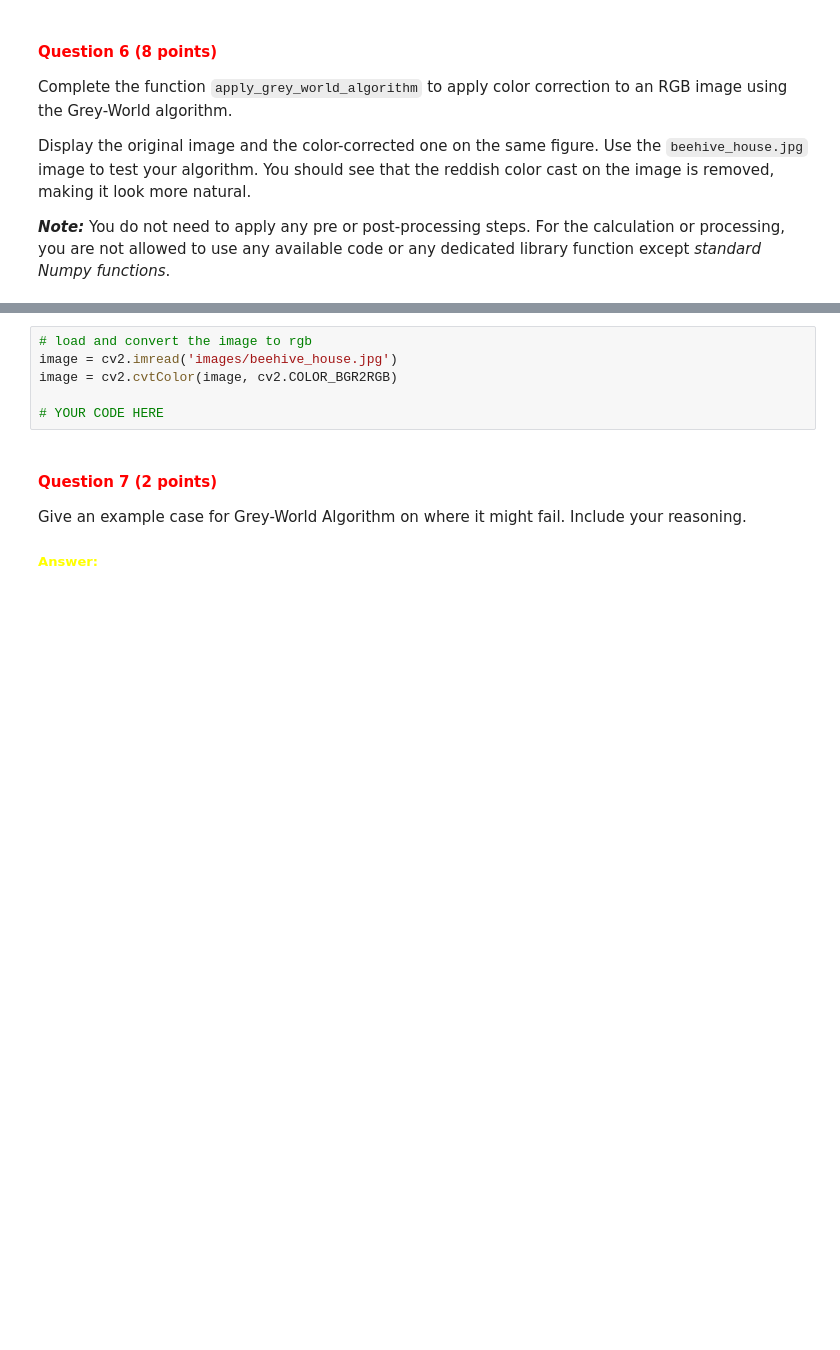
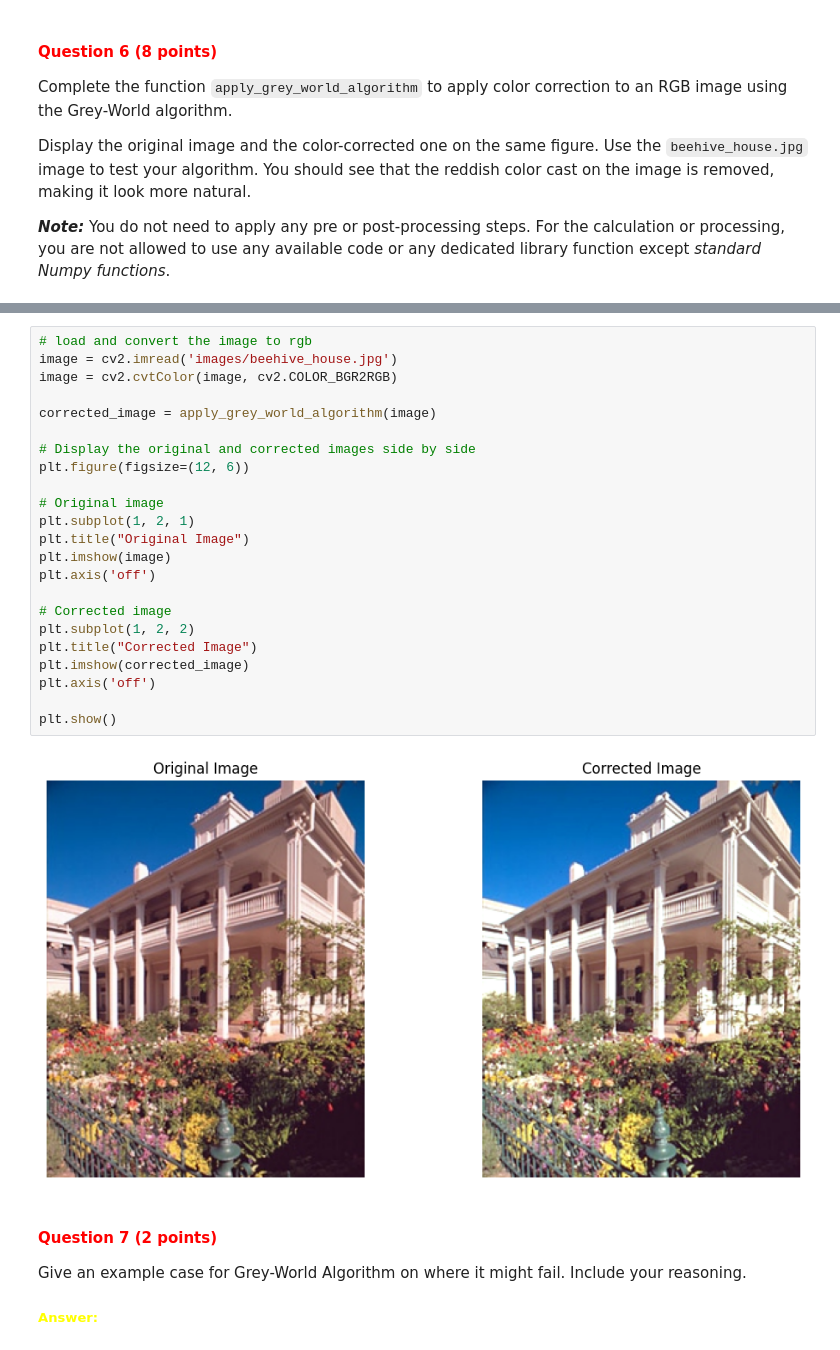
Before and after one commit to Coluding/cv1labs, a Jupyter notebook: cv1-lab-1.ipynb, the cells around one changed output, grey strips where cells are left out. Drawn from its saved outputs; the diff is of its cells as text; blank space fills up the shorter version.

```diff
--- a/cv1-lab-1.ipynb
+++ b/cv1-lab-1.ipynb
@@ -488,11 +431,30 @@ def apply_grey_world_algorithm(awb_img):
 
     return gw_img
-# %%
-# load and convert the image to rgb
-image = cv2.imread('images/beehive_house.jpg')
-image = cv2.cvtColor(image, cv2.COLOR_BGR2RGB)
-
-# YOUR CODE HERE
+# %%
+# load and convert the image to rgb
+image = cv2.imread('images/beehive_house.jpg')
+image = cv2.cvtColor(image, cv2.COLOR_BGR2RGB)
+
+corrected_image = apply_grey_world_algorithm(image)
+
+# Display the original and corrected images side by side
+plt.figure(figsize=(12, 6))
+
+# Original image
+plt.subplot(1, 2, 1)
+plt.title("Original Image")
+plt.imshow(image)
+plt.axis('off')
+
+# Corrected image
+plt.subplot(1, 2, 2)
+plt.title("Corrected Image")
+plt.imshow(corrected_image)
+plt.axis('off')
+
+plt.show()
+# %% [output]
+[figure, added]
 # %% [markdown]
 <a id="question-7"></a>
 #### <font color='#FF0000'>Question 7 (2 points)</font>
```
Also changed, not shown: parts of 14 cells of this notebook.
